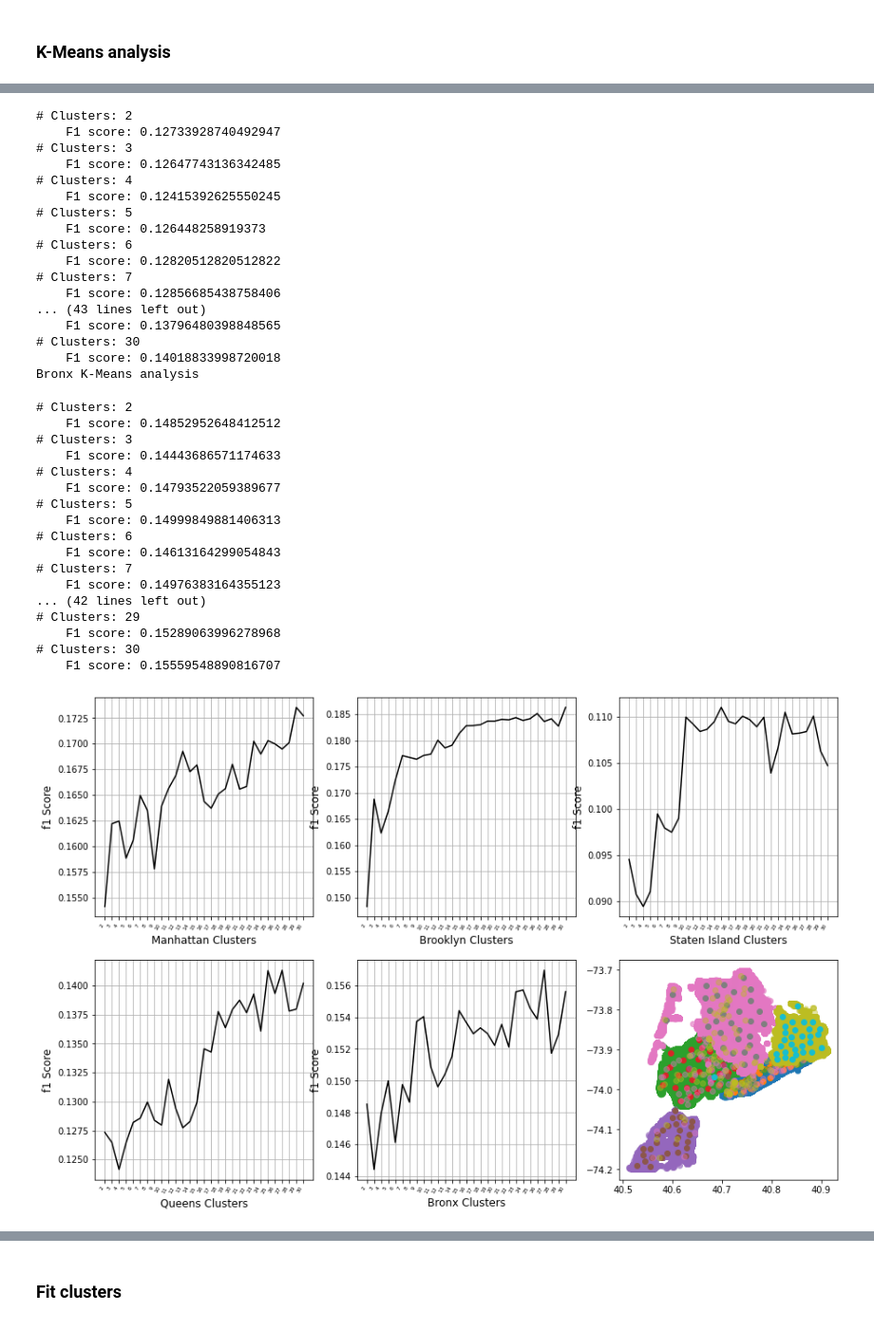
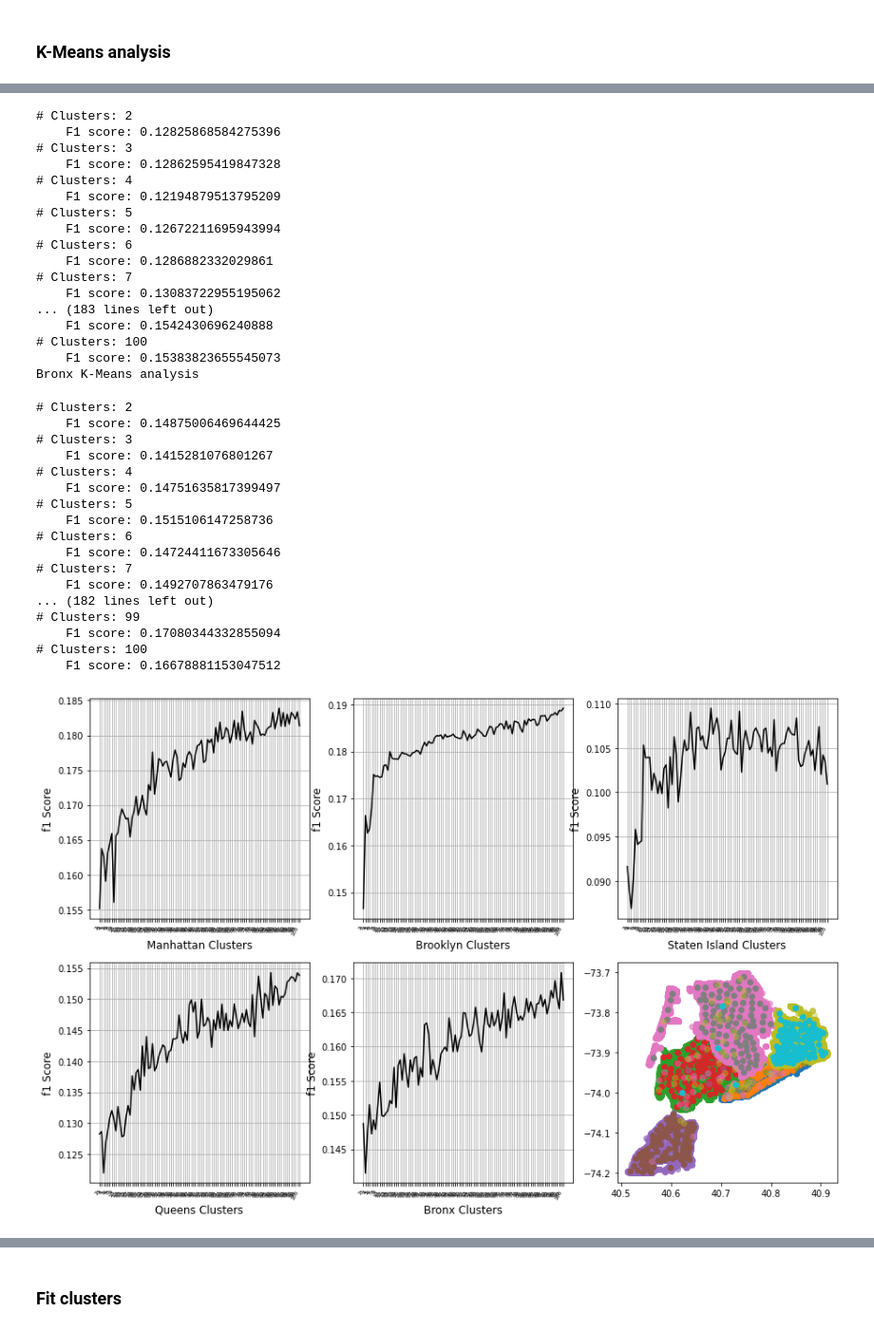
Before and after one commit to HechtYehuda/NYC-MVA-model, a Jupyter notebook: Model prework/Hyperparameter tuning.ipynb, the cells around one changed output, grey strips where cells are left out. Shown at 95% size. Drawn from its saved outputs; the diff is of its cells as text; code cells hidden in the pictures.

```diff
--- a/Model prework/Hyperparameter tuning.ipynb
+++ b/Model prework/Hyperparameter tuning.ipynb
@@ -59,7 +60,7 @@ Done.
 # %%
 boroughs = ['MANHATTAN','BROOKLYN','STATEN ISLAND','QUEENS','BRONX']
 subplots = [231,232,233,234,235]
-k_range = range(2,31)
+k_range = range(2,101)
 
 _ = plt.figure(figsize=(15,10))
 max_k = {}
@@ -132,39 +133,39 @@ Staten Island K-Means analysis
 Queens K-Means analysis
 # Clusters: 2
-    F1 score: 0.12733928740492947
+    F1 score: 0.12825868584275396
 # Clusters: 3
-    F1 score: 0.12647743136342485
+    F1 score: 0.12862595419847328
 # Clusters: 4
-    F1 score: 0.12415392625550245
+    F1 score: 0.12194879513795209
 # Clusters: 5
-    F1 score: 0.126448258919373
+    F1 score: 0.12672211695943994
 # Clusters: 6
-    F1 score: 0.12820512820512822
+    F1 score: 0.1286882332029861
 # Clusters: 7
-    F1 score: 0.12856685438758406
-... (43 lines left out)
-    F1 score: 0.13796480398848565
-# Clusters: 30
-    F1 score: 0.14018833998720018
+    F1 score: 0.13083722955195062
+... (183 lines left out)
+    F1 score: 0.1542430696240888
+# Clusters: 100
+    F1 score: 0.15383823655545073
 Bronx K-Means analysis
 # Clusters: 2
-    F1 score: 0.14852952648412512
+    F1 score: 0.14875006469644425
 # Clusters: 3
-    F1 score: 0.14443686571174633
+    F1 score: 0.1415281076801267
 # Clusters: 4
-    F1 score: 0.14793522059389677
+    F1 score: 0.14751635817399497
 # Clusters: 5
-    F1 score: 0.14999849881406313
+    F1 score: 0.1515106147258736
 # Clusters: 6
-    F1 score: 0.14613164299054843
+    F1 score: 0.14724411673305646
 # Clusters: 7
-    F1 score: 0.14976383164355123
-... (42 lines left out)
-# Clusters: 29
-    F1 score: 0.15289063996278968
-# Clusters: 30
-    F1 score: 0.15559548890816707
+    F1 score: 0.1492707863479176
+... (182 lines left out)
+# Clusters: 99
+    F1 score: 0.17080344332855094
+# Clusters: 100
+    F1 score: 0.16678881153047512
-[figure, old version]
+[figure, new version]
 # %%
 for i in max_k:
     print(f'{i}\n    {max_k[i]}')
```
Also changed, not shown: parts of 10 cells of this notebook, 20 other files.
